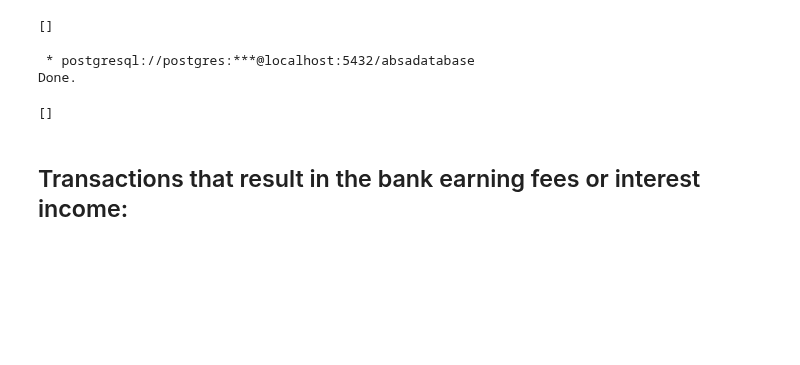
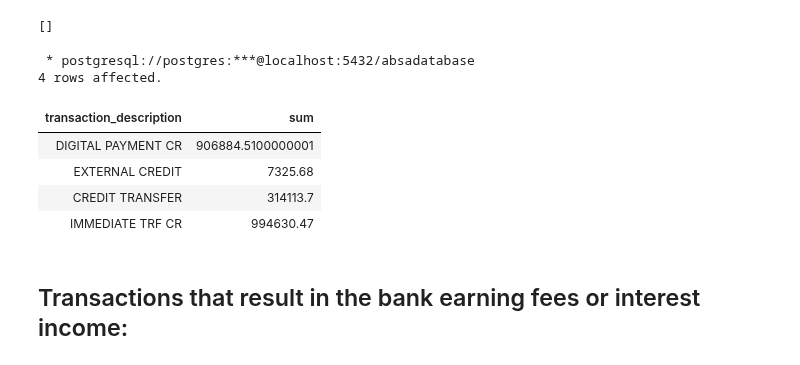
Before and after one commit to The-DigitalAcademy/EXPLORING-ABSA-DATASETS, a Jupyter notebook: Contains all the code.ipynb, the cells around one changed output. Drawn from its saved outputs; the diff is of its cells as text; code cells hidden in the pictures; blank space fills up the shorter version.

```diff
--- a/Contains all the code.ipynb
+++ b/Contains all the code.ipynb
@@ -377,17 +409,21 @@ GROUP BY
 # %%
 %%sql
 SELECT
     transaction_description,sum(balance)
 FROM
     asset_august_2021_2022
 GROUP BY
-transaction_description, record_date
+transaction_description
 
 ;
 # %% [output]
  * postgresql://postgres:***@localhost:5432/absadatabase
-Done.
+4 rows affected.
-[]
+| transaction_description | sum |
+| DIGITAL PAYMENT CR | 906884.5100000001 |
+| EXTERNAL CREDIT | 7325.68 |
+| CREDIT TRANSFER | 314113.7 |
+| IMMEDIATE TRF CR | 994630.47 |
 # %% [markdown]
 ## Transactions that result in the bank earning fees or interest income:
 # %% [markdown]
```
Also changed, not shown: parts of 16 cells of this notebook, 1 other file.
